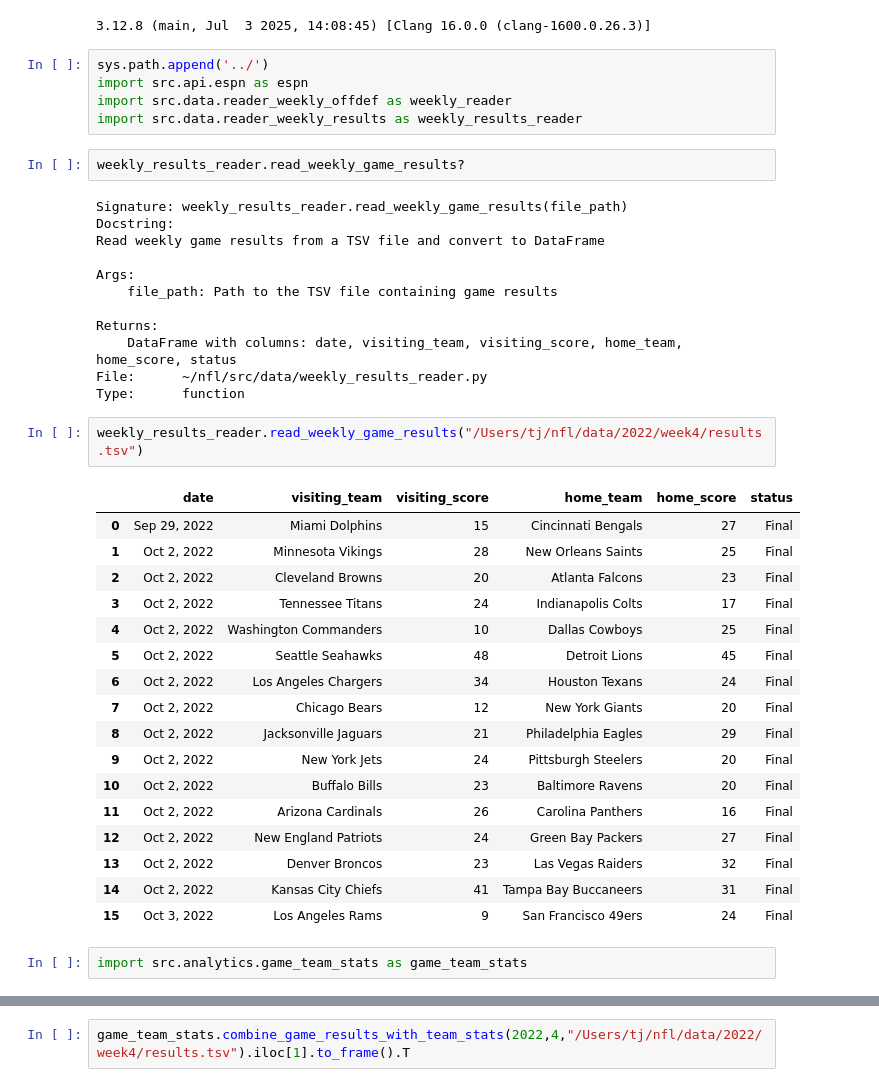
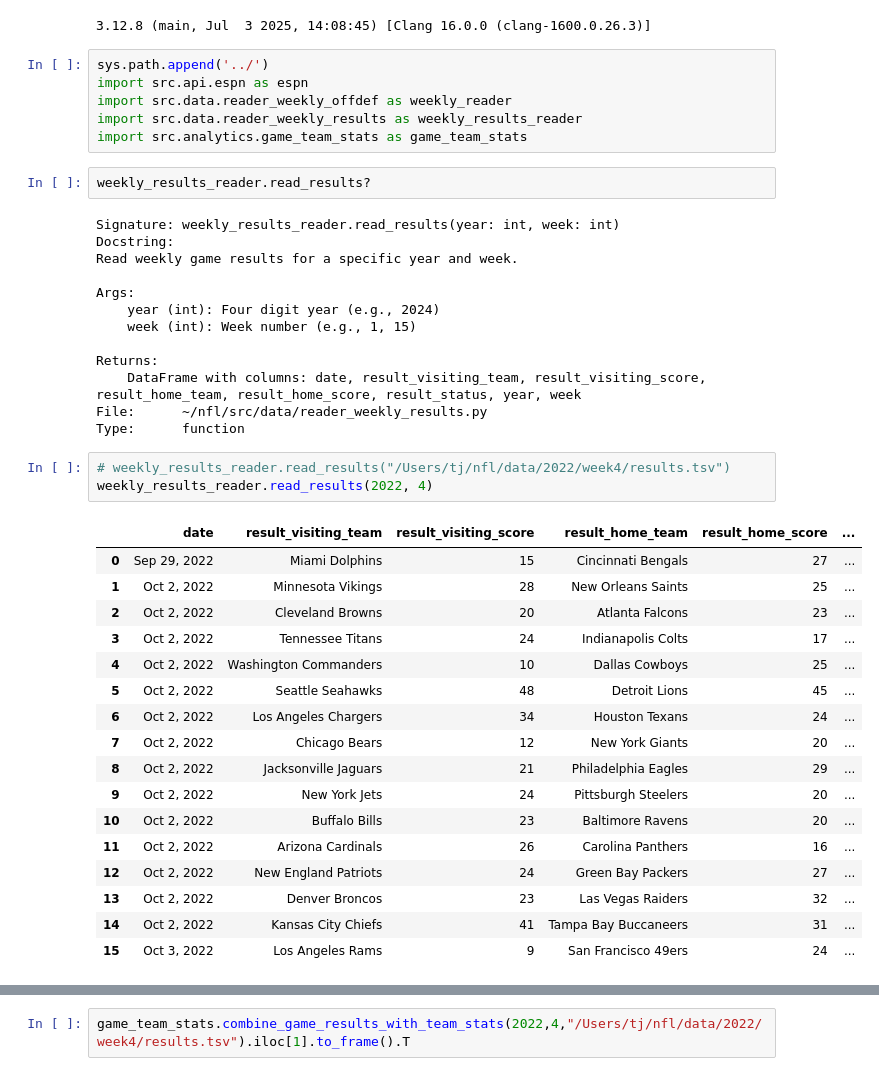
Before and after one commit to surftour/nfl, a Jupyter notebook: notebooks/test_game_team_stats.ipynb, the cells around one changed output, grey strips where cells are left out. Cells and saved outputs as stored; diff of their text form.

Commit message:
adjust the readers

```diff
--- a/notebooks/test_game_team_stats.ipynb
+++ b/notebooks/test_game_team_stats.ipynb
@@ -12,39 +12,40 @@ sys.path.append('../')
 import src.api.espn as espn
 import src.data.reader_weekly_offdef as weekly_reader
 import src.data.reader_weekly_results as weekly_results_reader
+import src.analytics.game_team_stats as game_team_stats
 # %%
-weekly_results_reader.read_weekly_game_results?
+weekly_results_reader.read_results?
 # %% [output]
-Signature: weekly_results_reader.read_weekly_game_results(file_path)
+Signature: weekly_results_reader.read_results(year: int, week: int)
 Docstring:
-Read weekly game results from a TSV file and convert to DataFrame
+Read weekly game results for a specific year and week.
 
 Args:
-    file_path: Path to the TSV file containing game results
+    year (int): Four digit year (e.g., 2024)
+    week (int): Week number (e.g., 1, 15)
 
 Returns:
-    DataFrame with columns: date, visiting_team, visiting_score, home_team, home_score, status
-File:      ~/nfl/src/data/weekly_results_reader.py
+    DataFrame with columns: date, result_visiting_team, result_visiting_score, result_home_team, result_home_score, result_status, year, week
+File:      ~/nfl/src/data/reader_weekly_results.py
 Type:      function
 # %%
-weekly_results_reader.read_weekly_game_results("/Users/tj/nfl/data/2022/week4/results.tsv")
+# weekly_results_reader.read_results("/Users/tj/nfl/data/2022/week4/results.tsv")
+weekly_results_reader.read_results(2022, 4)
 # %% [output]
-|  | date | visiting_team | visiting_score | home_team | home_score | status |
-| 0 | Sep 29, 2022 | Miami Dolphins | 15 | Cincinnati Bengals | 27 | Final |
-| 1 | Oct 2, 2022 | Minnesota Vikings | 28 | New Orleans Saints | 25 | Final |
-| 2 | Oct 2, 2022 | Cleveland Browns | 20 | Atlanta Falcons | 23 | Final |
-| 3 | Oct 2, 2022 | Tennessee Titans | 24 | Indianapolis Colts | 17 | Final |
-| 4 | Oct 2, 2022 | Washington Commanders | 10 | Dallas Cowboys | 25 | Final |
-| 5 | Oct 2, 2022 | Seattle Seahawks | 48 | Detroit Lions | 45 | Final |
-| 6 | Oct 2, 2022 | Los Angeles Chargers | 34 | Houston Texans | 24 | Final |
-| 7 | Oct 2, 2022 | Chicago Bears | 12 | New York Giants | 20 | Final |
-| 8 | Oct 2, 2022 | Jacksonville Jaguars | 21 | Philadelphia Eagles | 29 | Final |
-| 9 | Oct 2, 2022 | New York Jets | 24 | Pittsburgh Steelers | 20 | Final |
-| 10 | Oct 2, 2022 | Buffalo Bills | 23 | Baltimore Ravens | 20 | Final |
-| 11 | Oct 2, 2022 | Arizona Cardinals | 26 | Carolina Panthers | 16 | Final |
-| 12 | Oct 2, 2022 | New England Patriots | 24 | Green Bay Packers | 27 | Final |
-| 13 | Oct 2, 2022 | Denver Broncos | 23 | Las Vegas Raiders | 32 | Final |
-| 14 | Oct 2, 2022 | Kansas City Chiefs | 41 | Tampa Bay Buccaneers | 31 | Final |
-| 15 | Oct 3, 2022 | Los Angeles Rams | 9 | San Francisco 49ers | 24 | Final |
+|  | date | result_visiting_team | result_visiting_score | result_home_team | result_home_score | ... |
+| 0 | Sep 29, 2022 | Miami Dolphins | 15 | Cincinnati Bengals | 27 | ... |
+| 1 | Oct 2, 2022 | Minnesota Vikings | 28 | New Orleans Saints | 25 | ... |
+| 2 | Oct 2, 2022 | Cleveland Browns | 20 | Atlanta Falcons | 23 | ... |
+| 3 | Oct 2, 2022 | Tennessee Titans | 24 | Indianapolis Colts | 17 | ... |
+| 4 | Oct 2, 2022 | Washington Commanders | 10 | Dallas Cowboys | 25 | ... |
+| 5 | Oct 2, 2022 | Seattle Seahawks | 48 | Detroit Lions | 45 | ... |
+| 6 | Oct 2, 2022 | Los Angeles Chargers | 34 | Houston Texans | 24 | ... |
+| 7 | Oct 2, 2022 | Chicago Bears | 12 | New York Giants | 20 | ... |
+| 8 | Oct 2, 2022 | Jacksonville Jaguars | 21 | Philadelphia Eagles | 29 | ... |
+| 9 | Oct 2, 2022 | New York Jets | 24 | Pittsburgh Steelers | 20 | ... |
+| 10 | Oct 2, 2022 | Buffalo Bills | 23 | Baltimore Ravens | 20 | ... |
+| 11 | Oct 2, 2022 | Arizona Cardinals | 26 | Carolina Panthers | 16 | ... |
+| 12 | Oct 2, 2022 | New England Patriots | 24 | Green Bay Packers | 27 | ... |
+| 13 | Oct 2, 2022 | Denver Broncos | 23 | Las Vegas Raiders | 32 | ... |
+| 14 | Oct 2, 2022 | Kansas City Chiefs | 41 | Tampa Bay Buccaneers | 31 | ... |
+| 15 | Oct 3, 2022 | Los Angeles Rams | 9 | San Francisco 49ers | 24 | ... |
-# %%
-import src.analytics.game_team_stats as game_team_stats
```
Also changed, not shown: parts of 5 cells of this notebook, 1 other file.
